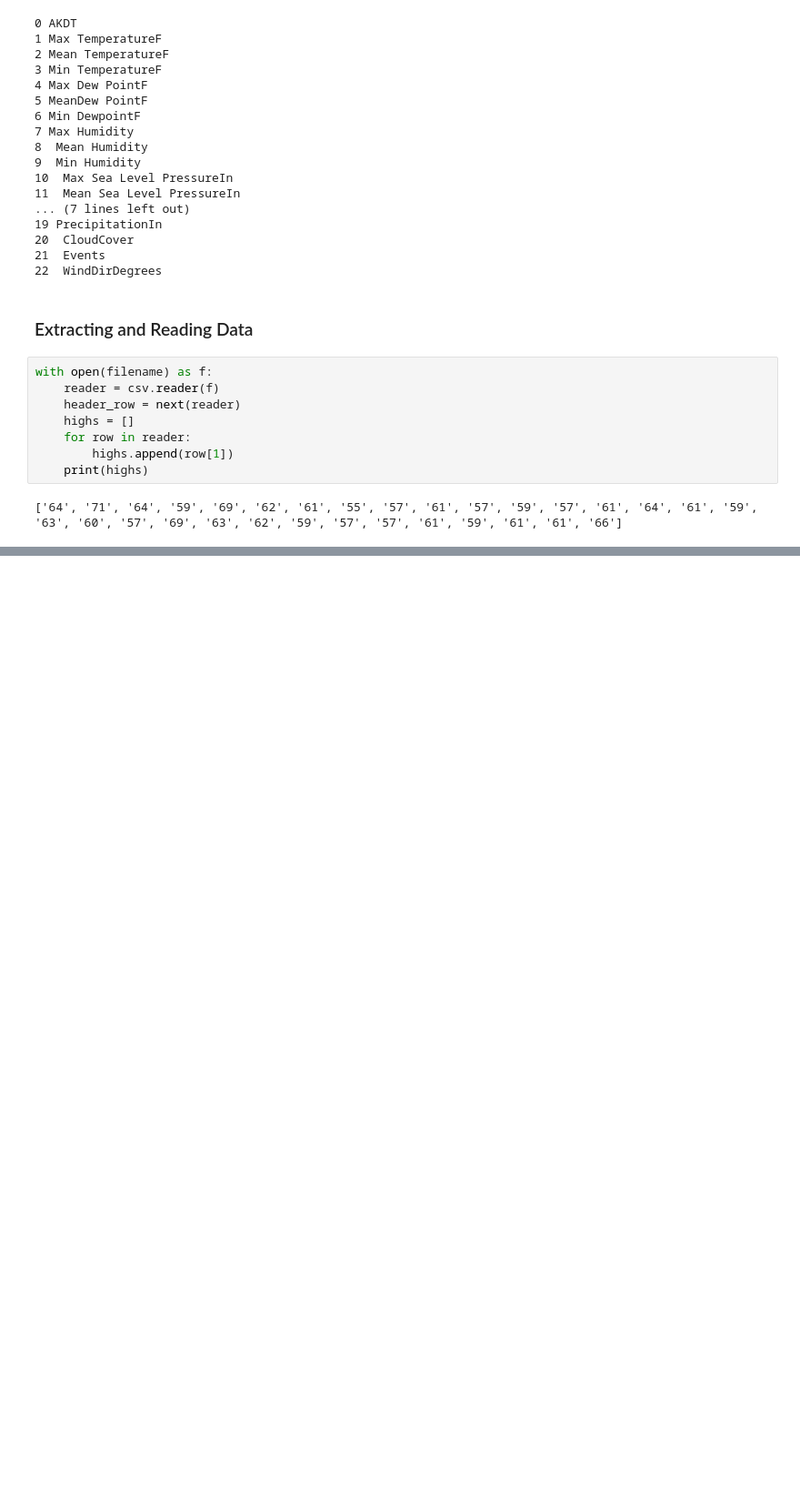
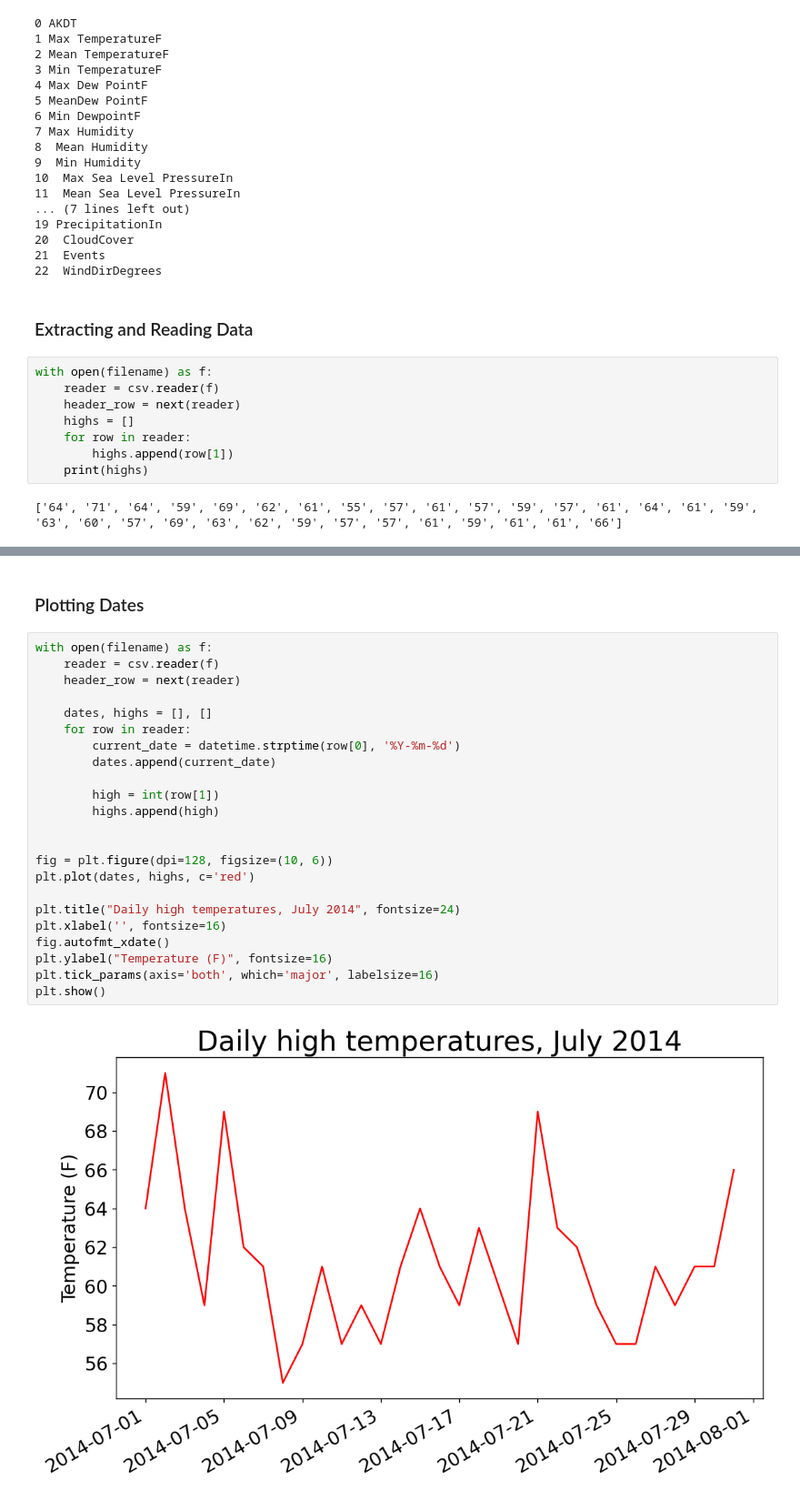
Before and after one commit to lmonsalve22/Learning-to-Code, a Jupyter notebook: python/python_crash_course/project_data_visualization/highs_lows.ipynb, the cells around one changed output, grey strips where cells are left out. Shown at 91% size. Cells and saved outputs as stored; diff of their text form; blank space fills up the shorter version.

```diff
--- a/python/python_crash_course/project_data_visualization/highs_lows.ipynb
+++ b/python/python_crash_course/project_data_visualization/highs_lows.ipynb
@@ -49,0 +77,27 @@ with open(filename) as f:
+# %% [markdown]
+### Plotting Dates
+# %%
+with open(filename) as f:
+    reader = csv.reader(f)
+    header_row = next(reader)
+
+    dates, highs = [], []
+    for row in reader:
+        current_date = datetime.strptime(row[0], '%Y-%m-%d')
+        dates.append(current_date)
+
+        high = int(row[1])
+        highs.append(high)
+
+
+fig = plt.figure(dpi=128, figsize=(10, 6))
+plt.plot(dates, highs, c='red')
+
+plt.title("Daily high temperatures, July 2014", fontsize=24)
+plt.xlabel('', fontsize=16)
+fig.autofmt_xdate()
+plt.ylabel("Temperature (F)", fontsize=16)
+plt.tick_params(axis='both', which='major', labelsize=16)
+plt.show()
+# %% [output]
+[figure, added]
```
Also changed, not shown: parts of 6 cells of this notebook.
